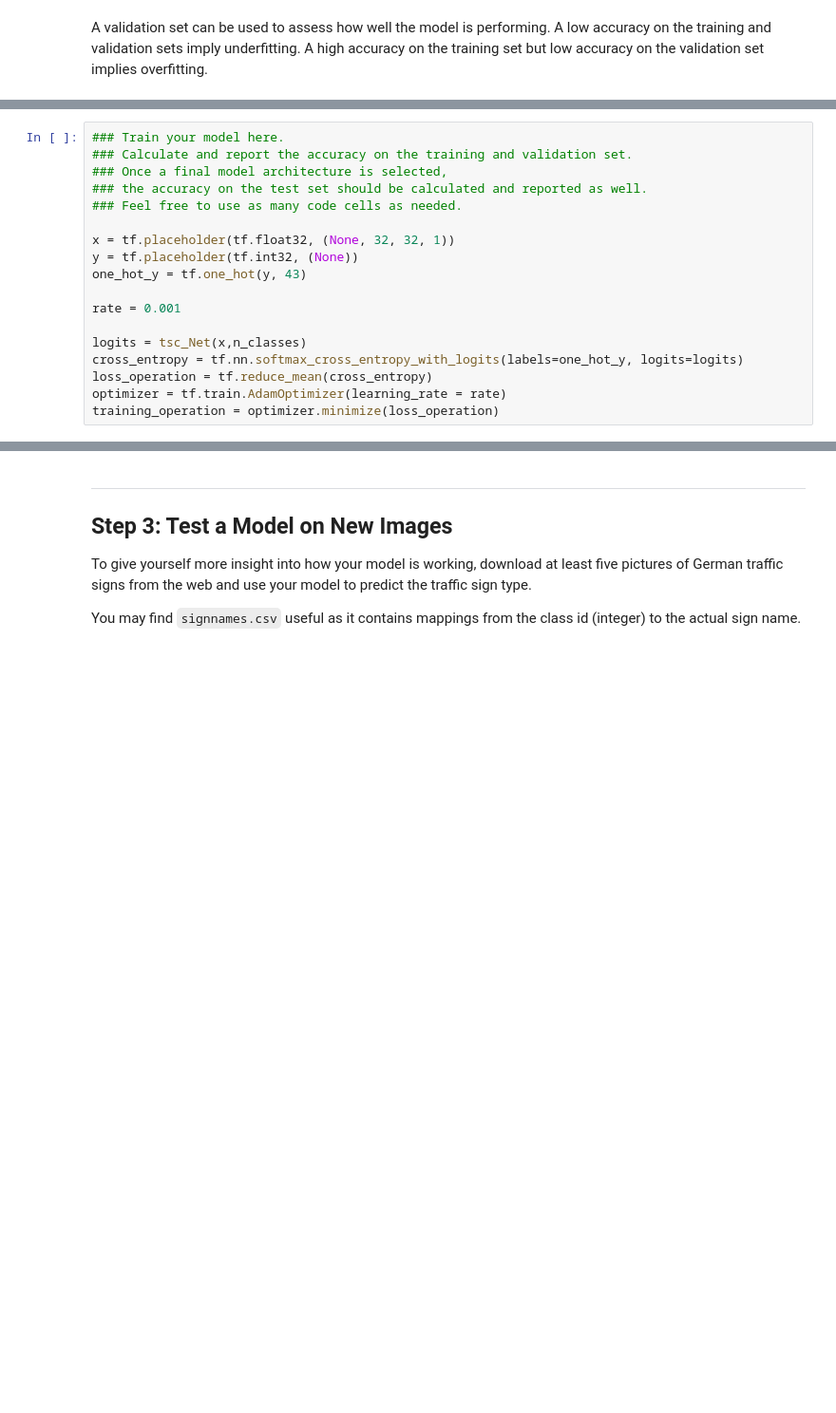
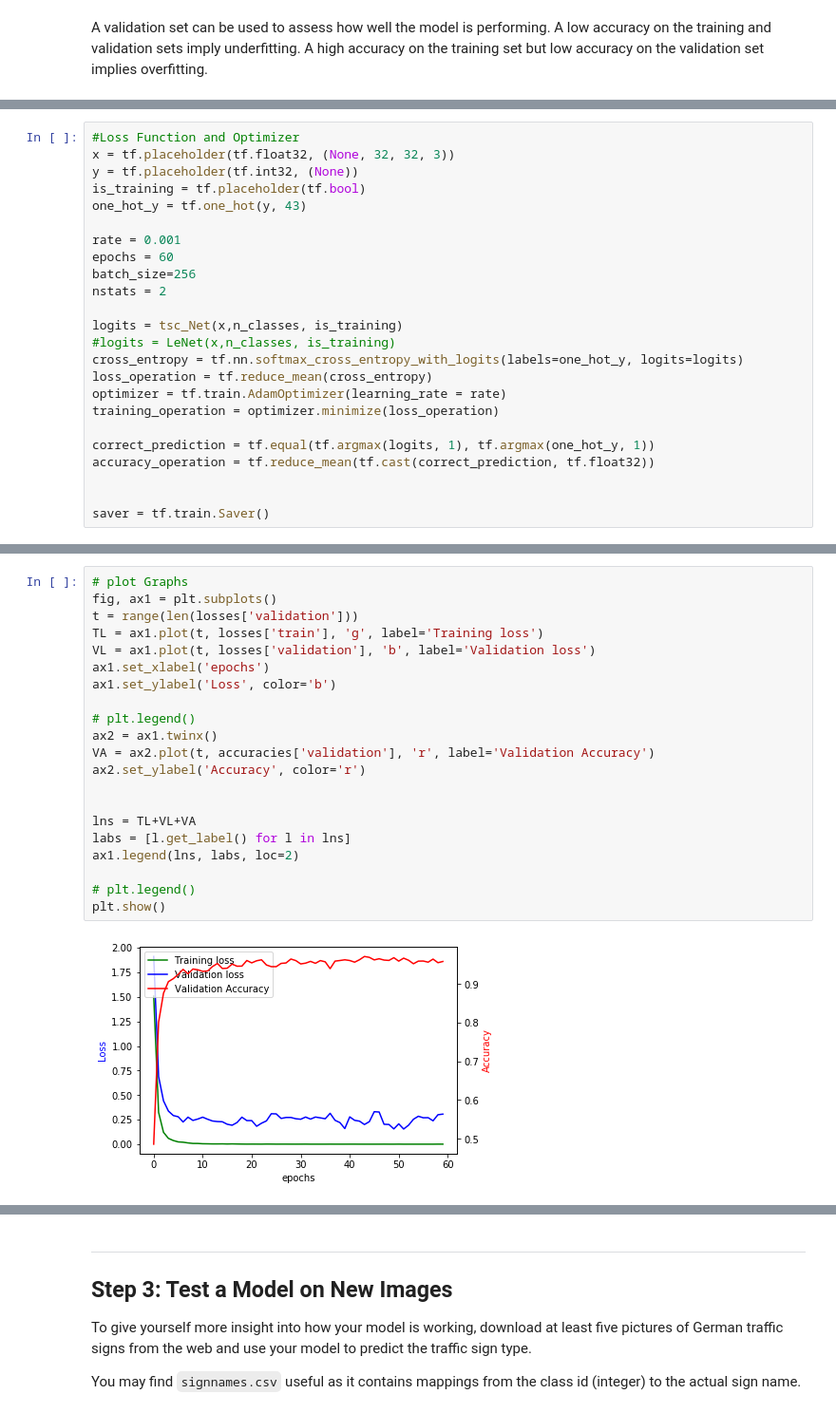
Before and after one commit to lokesh1210/SDCND, a Jupyter notebook: CarND-Traffic-Sign-Classifier-Project/Traffic_Sign_Classifier.ipynb, the cells around one changed output, grey strips where cells are left out. Shown at 95% size. Saved outputs shown, nothing was run; the diff lists cells and outputs as text; blank space fills up the shorter version.

```diff
--- a/CarND-Traffic-Sign-Classifier-Project/Traffic_Sign_Classifier.ipynb
+++ b/CarND-Traffic-Sign-Classifier-Project/Traffic_Sign_Classifier.ipynb
@@ -339,18 +507,24 @@ sets imply underfitting. A high accuracy on the training set but low accuracy on
 # %%
-### Train your model here.
-### Calculate and report the accuracy on the training and validation set.
-### Once a final model architecture is selected,
-### the accuracy on the test set should be calculated and reported as well.
-### Feel free to use as many code cells as needed.
-
-x = tf.placeholder(tf.float32, (None, 32, 32, 1))
+#Loss Function and Optimizer
+x = tf.placeholder(tf.float32, (None, 32, 32, 3))
 y = tf.placeholder(tf.int32, (None))
+is_training = tf.placeholder(tf.bool)
 one_hot_y = tf.one_hot(y, 43)
 
 rate = 0.001
+epochs = 60
+batch_size=256
+nstats = 2
 
-logits = tsc_Net(x,n_classes)
+logits = tsc_Net(x,n_classes, is_training)
+#logits = LeNet(x,n_classes, is_training)
 cross_entropy = tf.nn.softmax_cross_entropy_with_logits(labels=one_hot_y, logits=logits)
 loss_operation = tf.reduce_mean(cross_entropy)
 optimizer = tf.train.AdamOptimizer(learning_rate = rate)
 training_operation = optimizer.minimize(loss_operation)
+
+correct_prediction = tf.equal(tf.argmax(logits, 1), tf.argmax(one_hot_y, 1))
+accuracy_operation = tf.reduce_mean(tf.cast(correct_prediction, tf.float32))
+
+
+saver = tf.train.Saver()
@@ -356,0 +602,23 @@ training_operation = optimizer.minimize(loss_operation)
+# %%
+# plot Graphs
+fig, ax1 = plt.subplots()
+t = range(len(losses['validation']))
+TL = ax1.plot(t, losses['train'], 'g', label='Training loss')
+VL = ax1.plot(t, losses['validation'], 'b', label='Validation loss')
+ax1.set_xlabel('epochs')
+ax1.set_ylabel('Loss', color='b')
+
+# plt.legend()
+ax2 = ax1.twinx()
+VA = ax2.plot(t, accuracies['validation'], 'r', label='Validation Accuracy')
+ax2.set_ylabel('Accuracy', color='r')
+
+
+lns = TL+VL+VA
+labs = [l.get_label() for l in lns]
+ax1.legend(lns, labs, loc=2)
+
+# plt.legend()
+plt.show()
+# %% [output]
+[figure, added]
```
Also changed, not shown: parts of 23 cells of this notebook, 9 other files.
